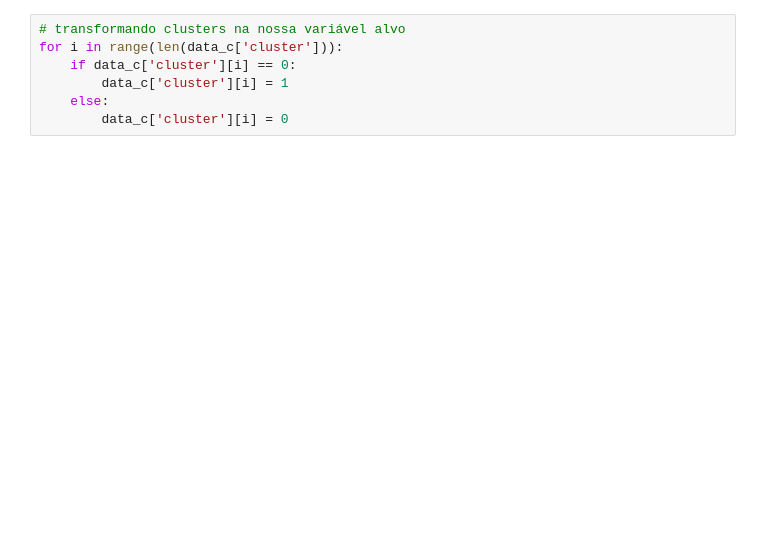
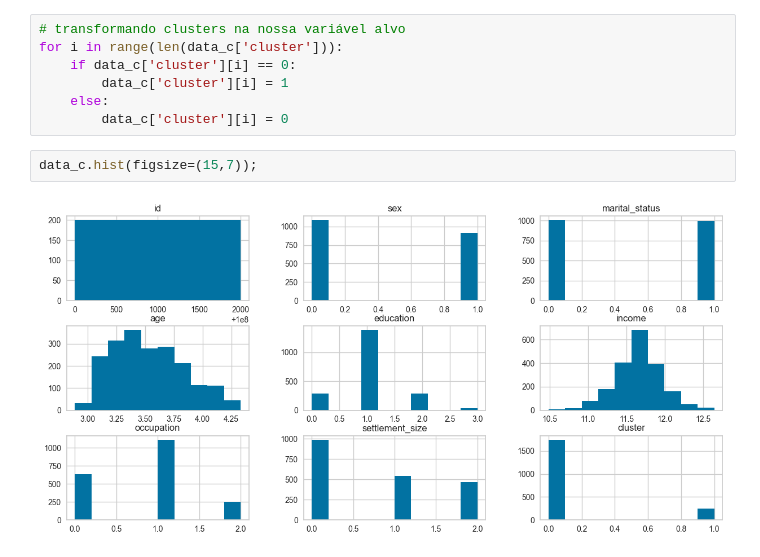
Before and after one commit to DieGod-DS/segmentacao-clientes, a Jupyter notebook: rascunho.ipynb, the cells around one changed output. Cells and saved outputs as stored; diff of their text form; blank space fills up the shorter version.

```diff
--- a/rascunho.ipynb
+++ b/rascunho.ipynb
@@ -363,3 +369,7 @@ for i in range(len(data_c['cluster'])):
         data_c['cluster'][i] = 1
     else:
         data_c['cluster'][i] = 0
+# %%
+data_c.hist(figsize=(15,7));
+# %% [output]
+[figure, added]
```
Also changed, not shown: parts of 3 cells of this notebook.
